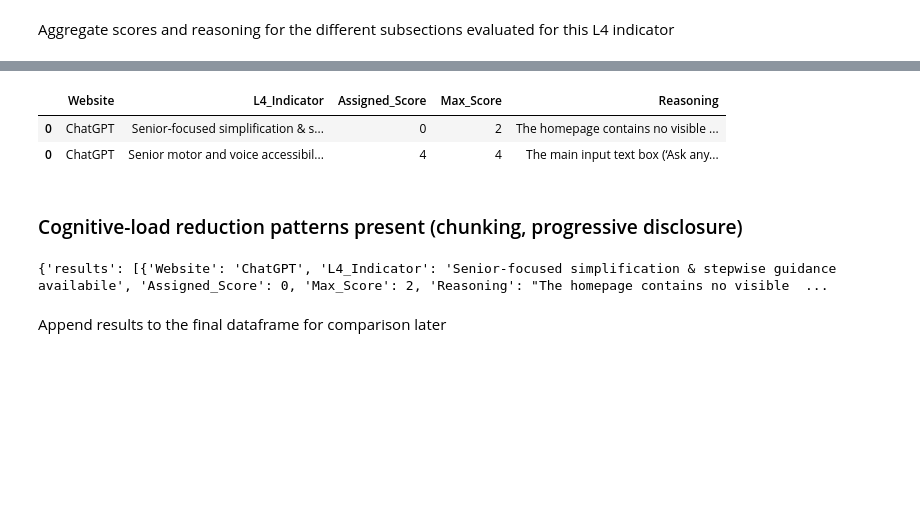
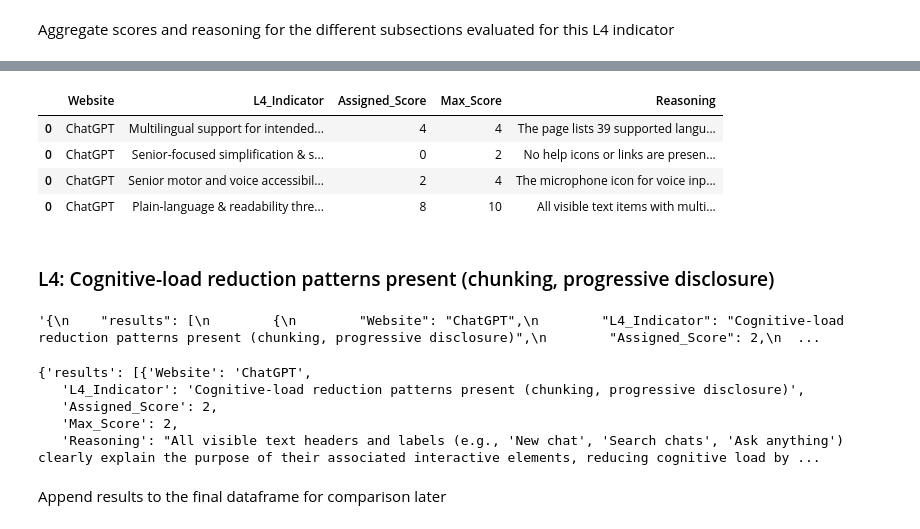
Before and after one commit to gknappattack/Accessibility-Inclusive-Design-Evaluation, a Jupyter notebook: evaluate_L4.ipynb, the cells around one changed output, grey strips where cells are left out. Cells and saved outputs as stored; diff of their text form; code cells hidden in the pictures; blank space fills up the shorter version.

```diff
--- a/evaluate_L4.ipynb
+++ b/evaluate_L4.ipynb
@@ -198,0 +241,3 @@ Append results to the final dataframe for comparison later
+# %%
+out = js.loads(eval_result)
+out
@@ -199,2 +250,3 @@ Append results to the final dataframe for comparison later
 # %%
-new_df = pd.DataFrame(eval_result['results'])
+new_df = pd.DataFrame(out['results'])
+new_df
@@ -201,2 +256,3 @@ new_df = pd.DataFrame(eval_result['results'])
 # %%
-test_results_df = pd.concat([test_results_df,new_df])
+chat_gpt_test_results_df = pd.concat([chat_gpt_test_results_df,new_df])
+chat_gpt_test_results_df
@@ -335,5 +390,5 @@ new_df
 # %%
-test_results_df = pd.concat([test_results_df,new_df])
-test_results_df
+chat_gpt_test_results_df = pd.concat([chat_gpt_test_results_df,new_df])
+chat_gpt_test_results_df
 # %% [output]
 |  | Website | L4_Indicator | Assigned_Score | Max_Score | Reasoning |
@@ -609,12 +691,14 @@ new_df
 # %%
-test_results_df = pd.concat([test_results_df,new_df])
-test_results_df
+chat_gpt_test_results_df = pd.concat([chat_gpt_test_results_df,new_df])
+chat_gpt_test_results_df
 # %% [output]
 |  | Website | L4_Indicator | Assigned_Score | Max_Score | Reasoning |
-| 0 | ChatGPT | Senior-focused simplification & s... | 0 | 2 | The homepage contains no visible ... |
-| 0 | ChatGPT | Senior motor and voice accessibil... | 4 | 4 | The main input text box (‘Ask any... |
+| 0 | ChatGPT | Multilingual support for intended... | 4 | 4 | The page lists 39 supported langu... |
+| 0 | ChatGPT | Senior-focused simplification & s... | 0 | 2 | No help icons or links are presen... |
+| 0 | ChatGPT | Senior motor and voice accessibil... | 2 | 4 | The microphone icon for voice inp... |
+| 0 | ChatGPT | Plain-language & readability thre... | 8 | 10 | All visible text items with multi... |
 # %% [markdown]
-### Cognitive-load reduction patterns present (chunking, progressive disclosure)
+### L4: Cognitive-load reduction patterns present (chunking, progressive disclosure)
 # %%
 # Prompt for this L4 Indicator
 prompt_in = """
@@ -651,9 +735,18 @@ response = ollama.generate(
 # Save the model's response as json
 eval_result = response['response']
 # %%
-print(eval_result)
+eval_result
 # %% [output]
-{'results': [{'Website': 'ChatGPT', 'L4_Indicator': 'Senior-focused simplification & stepwise guidance availabile', 'Assigned_Score': 0, 'Max_Score': 2, 'Reasoning': "The homepage contains no visible  ...
+'{\n    "results": [\n        {\n        "Website": "ChatGPT",\n        "L4_Indicator": "Cognitive-load reduction patterns present (chunking, progressive disclosure)",\n        "Assigned_Score": 2,\n  ...
+# %%
+out = js.loads(eval_result)
+out
+# %% [output]
+{'results': [{'Website': 'ChatGPT',
+   'L4_Indicator': 'Cognitive-load reduction patterns present (chunking, progressive disclosure)',
+   'Assigned_Score': 2,
+   'Max_Score': 2,
+   'Reasoning': "All visible text headers and labels (e.g., 'New chat', 'Search chats', 'Ask anything') clearly explain the purpose of their associated interactive elements, reducing cognitive load by ...
 # %% [markdown]
 Append results to the final dataframe for comparison later
 # %%
```
Also changed, not shown: parts of 155 cells of this notebook.
